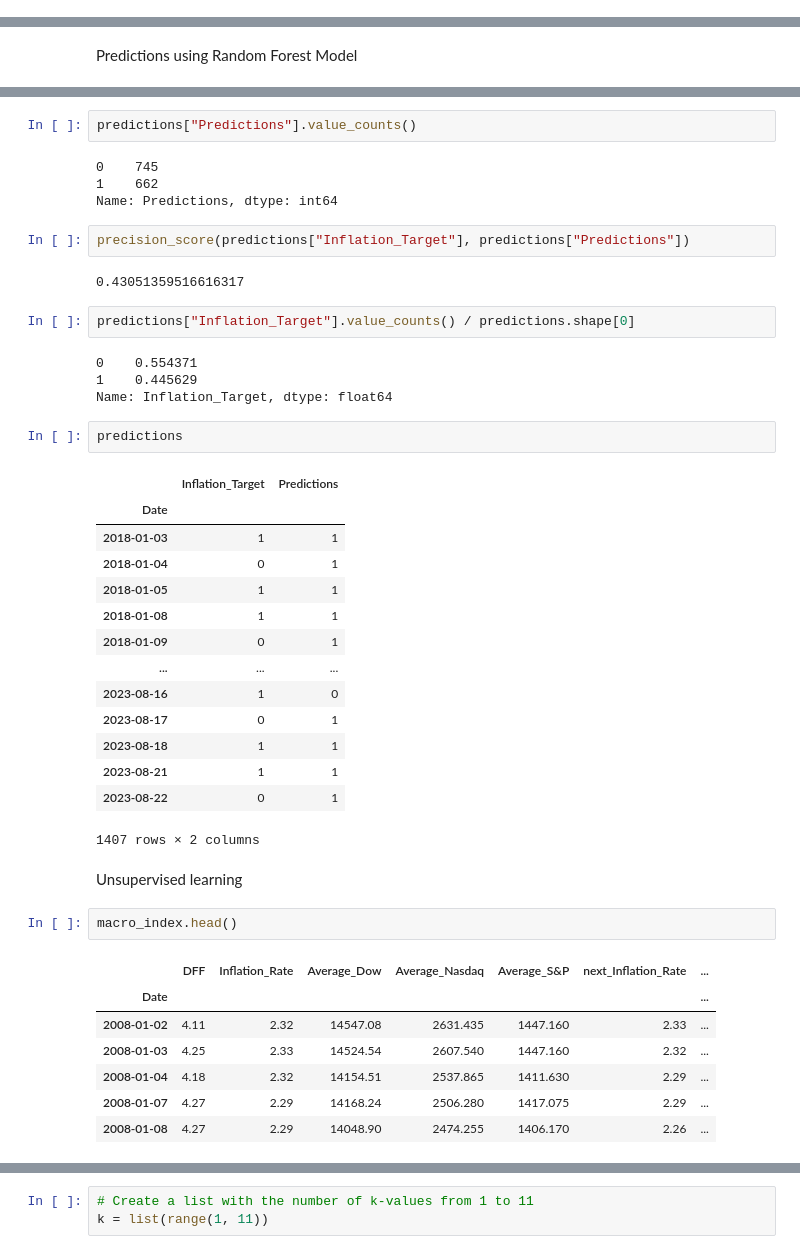
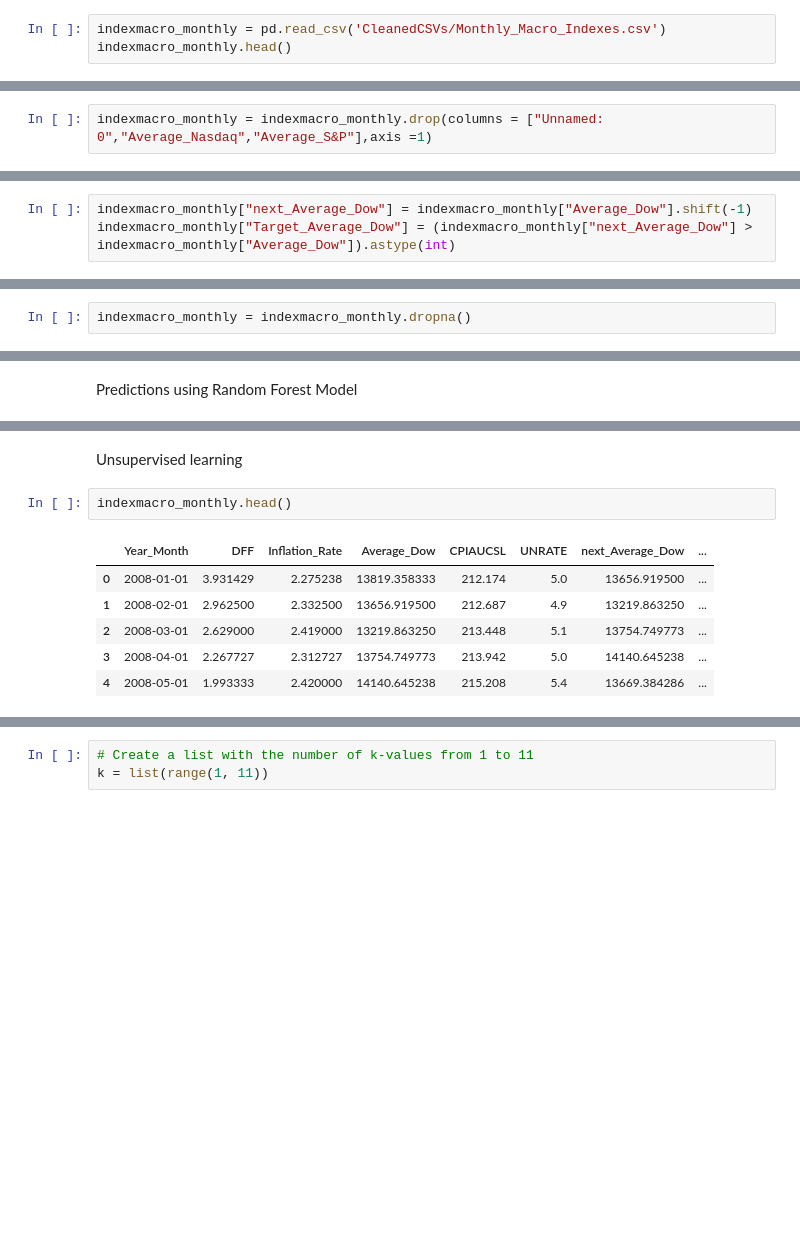
Before and after one commit to chernika81/Macroeconomic-Indicators-and-Index-Correlation, a Jupyter notebook: Draft/Birundha/Stock prediction APP/stockprediction-ML.ipynb, the cells around one changed output, grey strips where cells are left out. Cells and saved outputs as stored; diff of their text form; blank space fills up the shorter version.

```diff
--- a/Draft/Birundha/Stock prediction APP/stockprediction-ML.ipynb
+++ b/Draft/Birundha/Stock prediction APP/stockprediction-ML.ipynb
@@ -415,0 +170,3 @@ array([1, 0, 0, 0, 0])
+# %%
+indexmacro_monthly = pd.read_csv('CleanedCSVs/Monthly_Macro_Indexes.csv')
+indexmacro_monthly.head()
@@ -415,0 +180,2 @@ array([1, 0, 0, 0, 0])
+# %%
+indexmacro_monthly = indexmacro_monthly.drop(columns = ["Unnamed: 0","Average_Nasdaq","Average_S&P"],axis =1)
@@ -415,0 +302,3 @@ array([1, 0, 0, 0, 0])
+# %%
+indexmacro_monthly["next_Average_Dow"] = indexmacro_monthly["Average_Dow"].shift(-1)
+indexmacro_monthly["Target_Average_Dow"] = (indexmacro_monthly["next_Average_Dow"] > indexmacro_monthly["Average_Dow"]).astype(int)
@@ -415,0 +325,2 @@ array([1, 0, 0, 0, 0])
+# %%
+indexmacro_monthly = indexmacro_monthly.dropna()
@@ -507,48 +422,14 @@ KeyError: 'Target'
-# %%
-predictions["Predictions"].value_counts()
-# %% [output]
-0    745
-1    662
-Name: Predictions, dtype: int64
-# %%
-precision_score(predictions["Inflation_Target"], predictions["Predictions"])
-# %% [output]
-0.43051359516616317
-# %%
-predictions["Inflation_Target"].value_counts() / predictions.shape[0]
-# %% [output]
-0    0.554371
-1    0.445629
-Name: Inflation_Target, dtype: float64
-# %%
-predictions
-# %% [output]
-|  | Inflation_Target | Predictions |
-| Date |  |  |
-| 2018-01-03 | 1 | 1 |
-| 2018-01-04 | 0 | 1 |
-| 2018-01-05 | 1 | 1 |
-| 2018-01-08 | 1 | 1 |
-| 2018-01-09 | 0 | 1 |
-| ... | ... | ... |
-| 2023-08-16 | 1 | 0 |
-| 2023-08-17 | 0 | 1 |
-| 2023-08-18 | 1 | 1 |
-| 2023-08-21 | 1 | 1 |
-| 2023-08-22 | 0 | 1 |
-1407 rows × 2 columns
 # %% [markdown]
 Unsupervised learning
 # %%
-macro_index.head()
+indexmacro_monthly.head()
 # %% [output]
-|  | DFF | Inflation_Rate | Average_Dow | Average_Nasdaq | Average_S&P | next_Inflation_Rate | ... |
-| Date |  |  |  |  |  |  | ... |
-| 2008-01-02 | 4.11 | 2.32 | 14547.08 | 2631.435 | 1447.160 | 2.33 | ... |
-| 2008-01-03 | 4.25 | 2.33 | 14524.54 | 2607.540 | 1447.160 | 2.32 | ... |
-| 2008-01-04 | 4.18 | 2.32 | 14154.51 | 2537.865 | 1411.630 | 2.29 | ... |
-| 2008-01-07 | 4.27 | 2.29 | 14168.24 | 2506.280 | 1417.075 | 2.29 | ... |
-| 2008-01-08 | 4.27 | 2.29 | 14048.90 | 2474.255 | 1406.170 | 2.26 | ... |
+|  | Year_Month | DFF | Inflation_Rate | Average_Dow | CPIAUCSL | UNRATE | next_Average_Dow | ... |
+| 0 | 2008-01-01 | 3.931429 | 2.275238 | 13819.358333 | 212.174 | 5.0 | 13656.919500 | ... |
+| 1 | 2008-02-01 | 2.962500 | 2.332500 | 13656.919500 | 212.687 | 4.9 | 13219.863250 | ... |
+| 2 | 2008-03-01 | 2.629000 | 2.419000 | 13219.863250 | 213.448 | 5.1 | 13754.749773 | ... |
+| 3 | 2008-04-01 | 2.267727 | 2.312727 | 13754.749773 | 213.942 | 5.0 | 14140.645238 | ... |
+| 4 | 2008-05-01 | 1.993333 | 2.420000 | 14140.645238 | 215.208 | 5.4 | 13669.384286 | ... |
 # %%
 import hvplot.pandas
 
```
Also changed, not shown: parts of 105 cells of this notebook, 14 other files.
